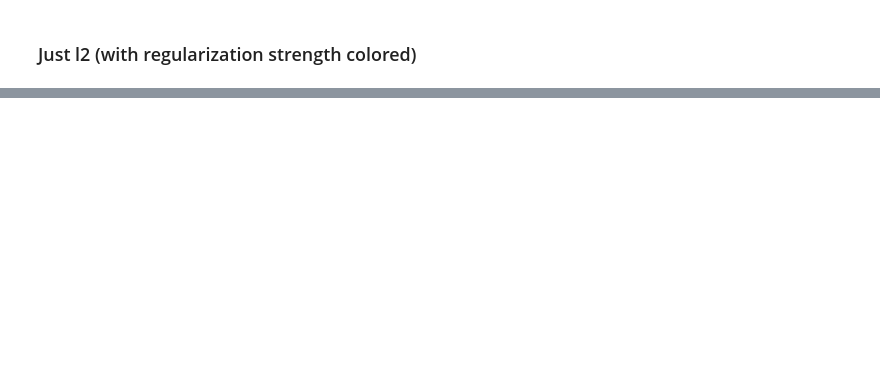
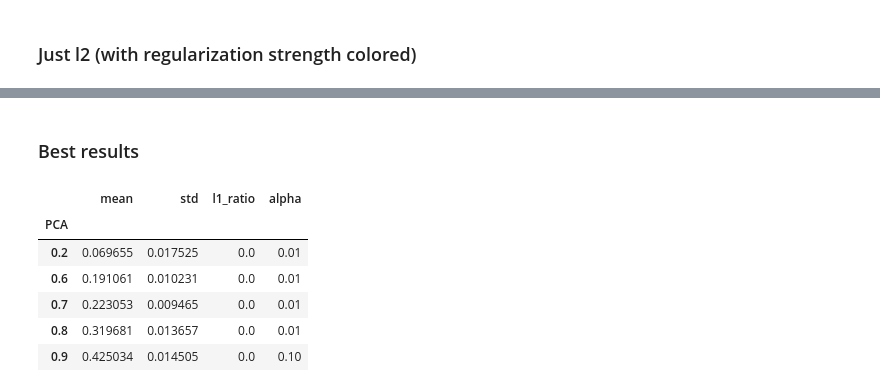
Before and after one commit to jvivian/DeepTCGA, a Jupyter notebook: Baseline_predictors.ipynb, the cells around one changed output, grey strips where cells are left out. Drawn from its saved outputs; the diff is of its cells as text; code cells hidden in the pictures; blank space fills up the shorter version.

Commit message:
add best r2 results

```diff
--- a/Baseline_predictors.ipynb
+++ b/Baseline_predictors.ipynb
@@ -363,3 +363,27 @@ for metric in ["mae", "r2"]:
 show(column(plots))
 # %% [output]
 [interactive output not drawn]
+# %% [markdown]
+### Best results
+# %%
+fold_avg = result_df.groupby(["PCA", "alpha", "l1_ratio"]).agg(
+    [np.mean, np.std])[["mae", "mse", "r2"]]
+fold_avg.to_hdf("./results/LR/Age_ElasticNet_grid_search_all.hdf", "EN")
+# %%
+metric = "r2"
+metric_df = fold_avg[[metric]].swaplevel(i=0,j=2,axis=0).unstack().swaplevel(i=1,j=2,axis=1)[metric].stack()
+temp_df = fold_avg[metric].reset_index(level=[1,2])
+best_df = temp_df[["mean"]].max(level=[0]).reset_index().set_index("mean")
+assert(best_df.shape[0] == len(set(best_df.index)))
+best_df = best_df.join(temp_df.reset_index().set_index("mean"), rsuffix="x").reset_index().set_index(
+    ["PCA"]).sort_index()[["mean", "std", "l1_ratio" ,"alpha"]]
+# %%
+best_df
+# %% [output]
+|  | mean | std | l1_ratio | alpha |
+| PCA |  |  |  |  |
+| 0.2 | 0.069655 | 0.017525 | 0.0 | 0.01 |
+| 0.6 | 0.191061 | 0.010231 | 0.0 | 0.01 |
+| 0.7 | 0.223053 | 0.009465 | 0.0 | 0.01 |
+| 0.8 | 0.319681 | 0.013657 | 0.0 | 0.01 |
+| 0.9 | 0.425034 | 0.014505 | 0.0 | 0.10 |
```
Also changed, not shown: parts of 1 cell of this notebook.
